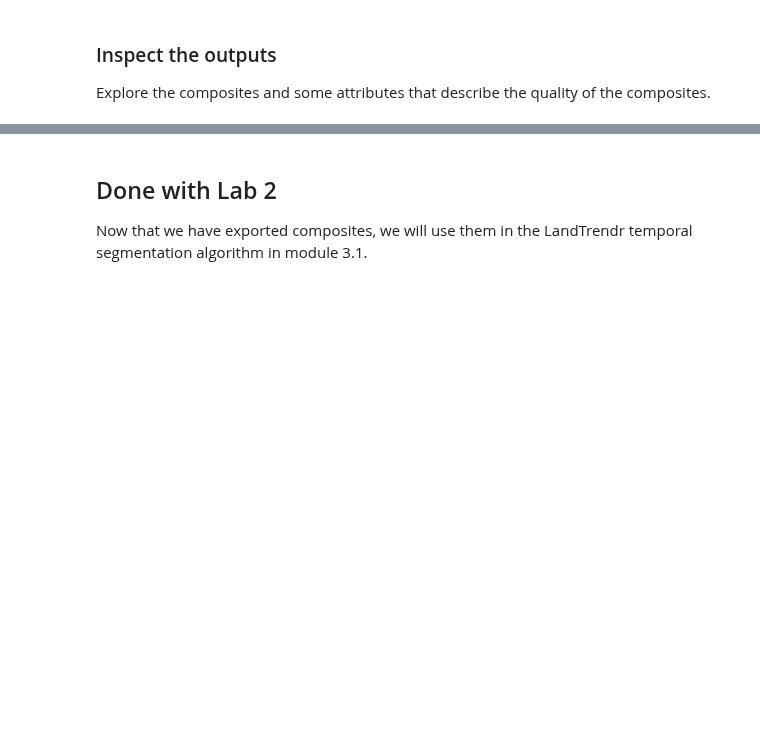
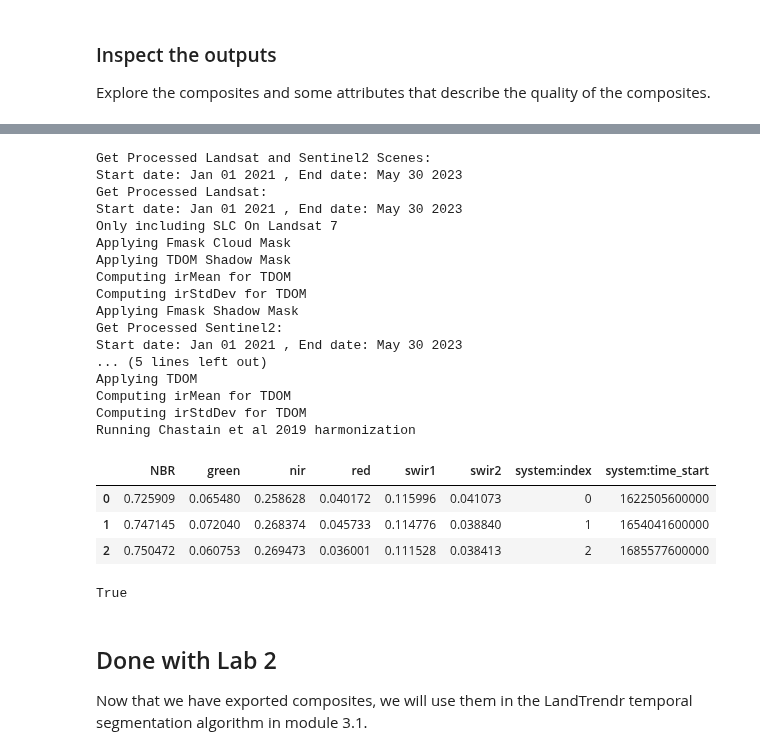
Before and after one commit to redcastle-resources/lcms-training, a Jupyter notebook: 2-Composites.ipynb, the cells around one changed output, grey strips where cells are left out. Saved outputs shown, nothing was run; the diff lists cells and outputs as text; code cells hidden in the pictures; blank space fills up the shorter version.

Commit message:
Module 2 code challenge draft

```diff
--- a/2-Composites.ipynb
+++ b/2-Composites.ipynb
@@ -796,6 +831,56 @@ Map.view()
 **For Qwiklabs users**, this will be assessed for completion in the Activity Tracking portion of Lab 2.
 # %%
 # Put your challenge code here
+Map.clearMap()
+
+# Get composites
+composites = getImagesLib.getLandsatAndSentinel2HybridWrapper(**{'studyArea' : ee.Geometry.Polygon(
+        [[[-65.91075380517458, 18.265940533464065],
+          [-65.91075380517458, 18.236922027462644],
+          [-65.87350328637575, 18.236922027462644],
+          [-65.87350328637575, 18.265940533464065]]], None, False),
+    'startYear' : 2021,
+    'endYear' : 2023,
+    'startJulian' : 1,
+    'endJulian' : 150})['processedComposites']
+
+# Select bands
+composite = composites.select(["green","red","nir","swir1","swir2","NBR"])
+
+# Extract values
+values = g2p.extractPointValuesToDataFrame(composite,ee.Geometry.Point([-65.88860948754763, 18.249964652264815]),scale=30,crs = "EPSG:5070", transform = None,reducer = ee.Reducer.first(),includeNonSystemProperties = False,includeSystemProperties=True)
+display(values)
+
+# Save csv
+out_csv = "/tmp/challenge/module_2_challenge_answer.csv"
+if not os.path.exists(os.path.dirname(out_csv)):os.makedirs(os.path.dirname(out_csv))
+values.to_csv(out_csv)
+
+# Check to ensure csv exists
+print(os.path.exists(out_csv))
+# %% [output]
+Get Processed Landsat and Sentinel2 Scenes:
+Start date: Jan 01 2021 , End date: May 30 2023
+Get Processed Landsat:
+Start date: Jan 01 2021 , End date: May 30 2023
+Only including SLC On Landsat 7
+Applying Fmask Cloud Mask
+Applying TDOM Shadow Mask
+Computing irMean for TDOM
+Computing irStdDev for TDOM
+Applying Fmask Shadow Mask
+Get Processed Sentinel2:
+Start date: Jan 01 2021 , End date: May 30 2023
+... (5 lines left out)
+Applying TDOM
+Computing irMean for TDOM
+Computing irStdDev for TDOM
+Running Chastain et al 2019 harmonization
+|  | NBR | green | nir | red | swir1 | swir2 | system:index | system:time_start |
+| 0 | 0.725909 | 0.065480 | 0.258628 | 0.040172 | 0.115996 | 0.041073 | 0 | 1622505600000 |
+| 1 | 0.747145 | 0.072040 | 0.268374 | 0.045733 | 0.114776 | 0.038840 | 1 | 1654041600000 |
+| 2 | 0.750472 | 0.060753 | 0.269473 | 0.036001 | 0.111528 | 0.038413 | 2 | 1685577600000 |
+True
 # %% [markdown]
 ## Done with Lab 2
 
```
Also changed, not shown: parts of 4 cells of this notebook, 2 other files.
